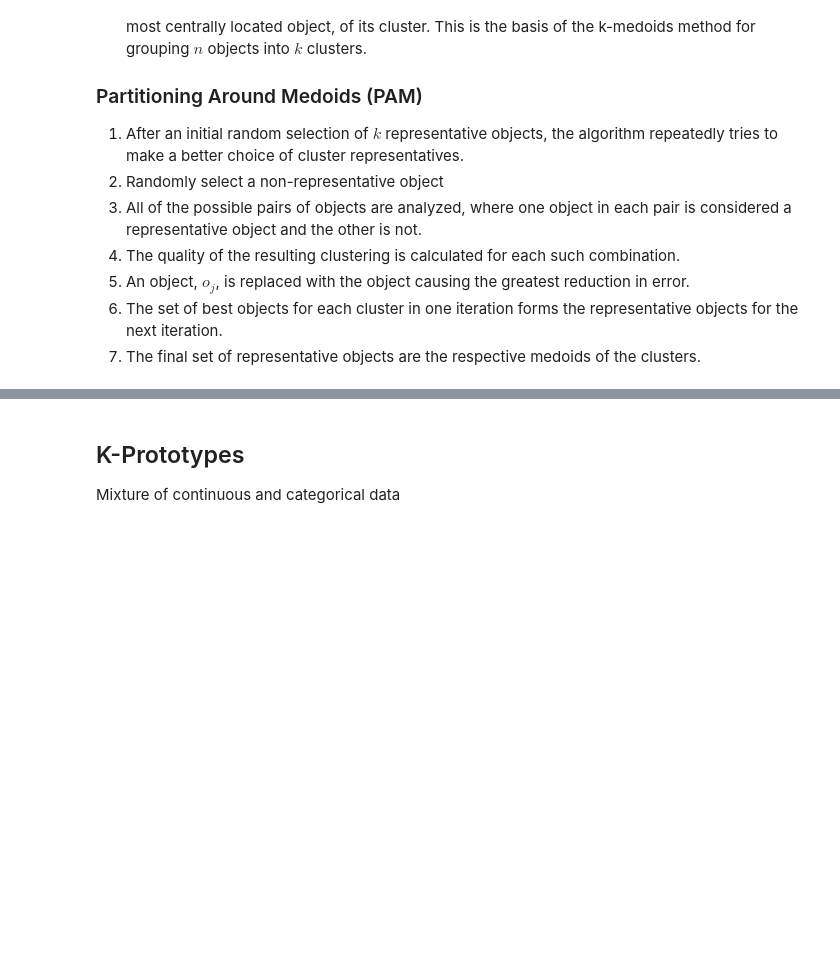
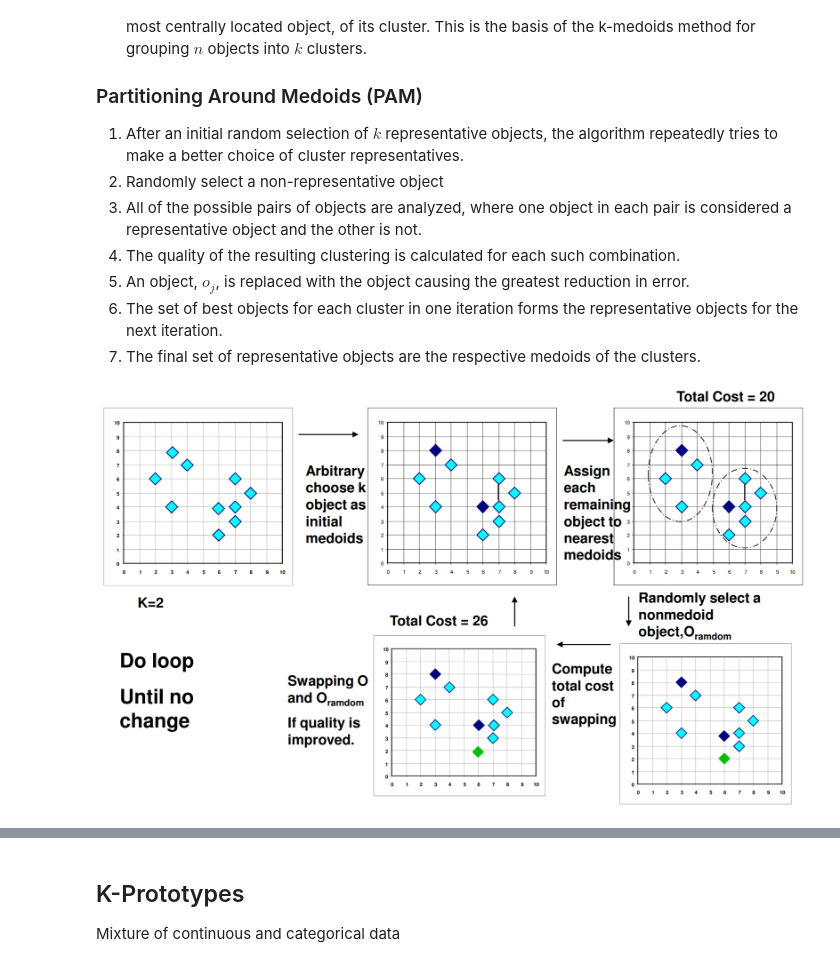
Before and after one commit to muzaffarizamuddin/machine-learning-course, a Jupyter notebook: week11.ipynb, the cells around one changed output, grey strips where cells are left out. Saved outputs shown, nothing was run; the diff lists cells and outputs as text; code cells hidden in the pictures; blank space fills up the shorter version.

```diff
--- a/week11.ipynb
+++ b/week11.ipynb
@@ -330,7 +449,9 @@ where $p$ is the point in space representing a given object in cluster $C_j$ and
 6. The set of best objects for each cluster in one iteration forms the representative objects for the next iteration.
 7. The final set of representative objects are the respective medoids of the clusters.
 # %%
-Image('images/pw1012.png', width =900)
+Image('images2/pw1012.png', width =900)
+# %% [output]
+[figure, added]
 # %%
 !pip install pyclustering
 # %%
```
Also changed, not shown: parts of 18 cells of this notebook, 2 other files.
